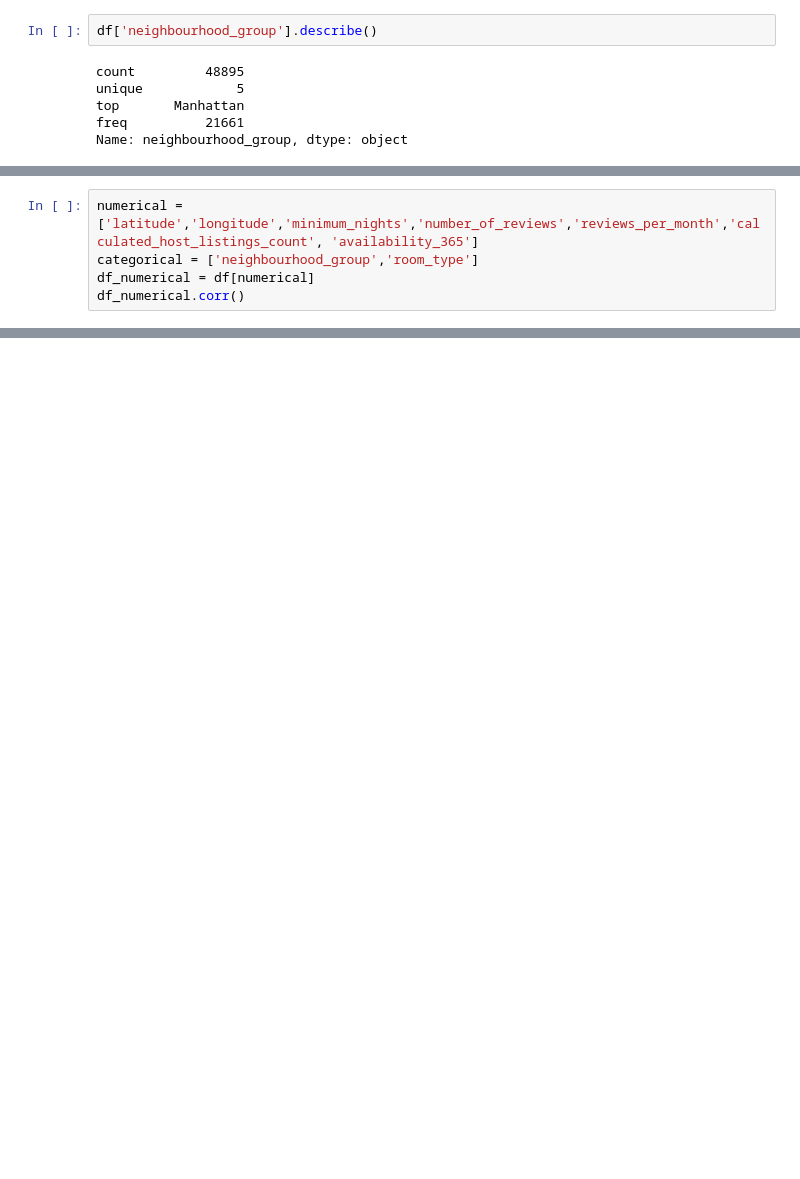
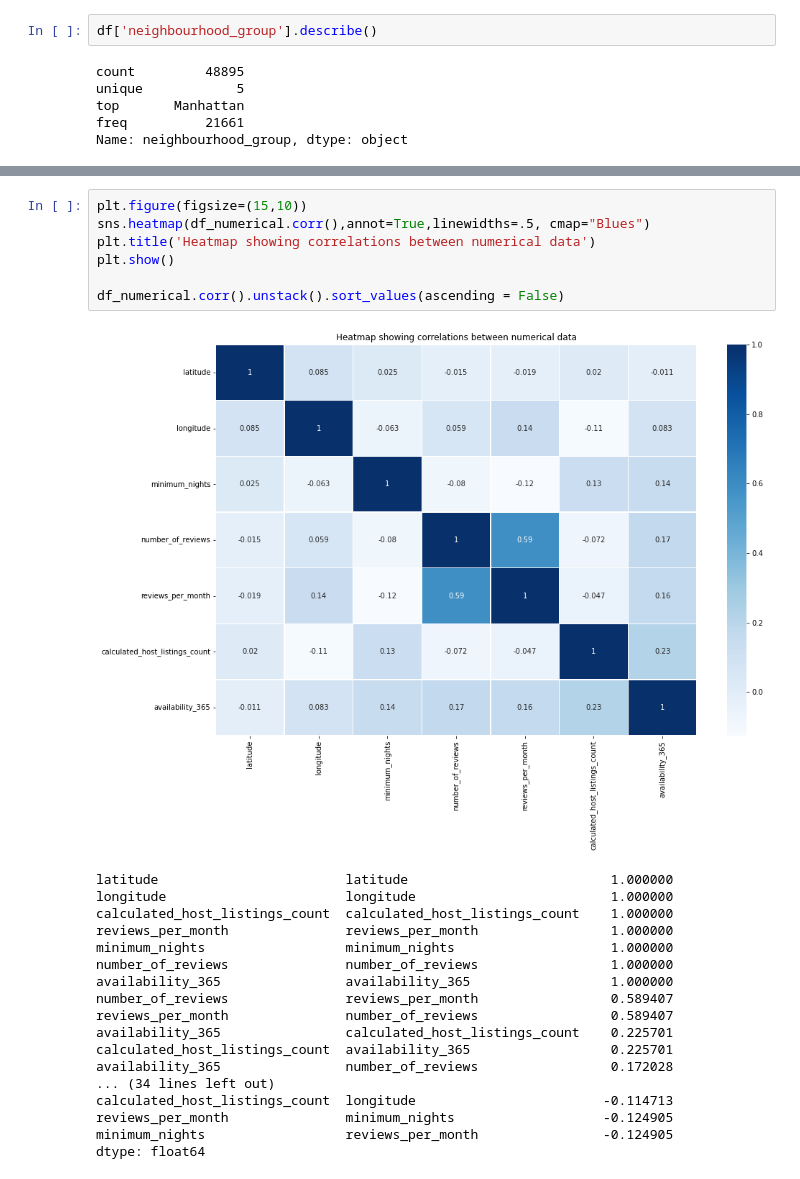
Before and after one commit to KenWuqianghao/ML-Zoomcamp, a Jupyter notebook: Week_3_Homework.ipynb, the cells around one changed output, grey strips where cells are left out. Saved outputs shown, nothing was run; the diff lists cells and outputs as text; blank space fills up the shorter version.

```diff
--- a/Week_3_Homework.ipynb
+++ b/Week_3_Homework.ipynb
@@ -59,5 +22,0 @@ del df_test['price_binary']
-# %%
-numerical = ['latitude','longitude','minimum_nights','number_of_reviews','reviews_per_month','calculated_host_listings_count', 'availability_365']
-categorical = ['neighbourhood_group','room_type']
-df_numerical = df[numerical]
-df_numerical.corr()
@@ -72,0 +35,26 @@ df_numerical.corr()
+# %%
+plt.figure(figsize=(15,10))
+sns.heatmap(df_numerical.corr(),annot=True,linewidths=.5, cmap="Blues")
+plt.title('Heatmap showing correlations between numerical data')
+plt.show()
+
+df_numerical.corr().unstack().sort_values(ascending = False)
+# %% [output]
+[figure, added]
+latitude                        latitude                          1.000000
+longitude                       longitude                         1.000000
+calculated_host_listings_count  calculated_host_listings_count    1.000000
+reviews_per_month               reviews_per_month                 1.000000
+minimum_nights                  minimum_nights                    1.000000
+number_of_reviews               number_of_reviews                 1.000000
+availability_365                availability_365                  1.000000
+number_of_reviews               reviews_per_month                 0.589407
+reviews_per_month               number_of_reviews                 0.589407
+availability_365                calculated_host_listings_count    0.225701
+calculated_host_listings_count  availability_365                  0.225701
+availability_365                number_of_reviews                 0.172028
+... (34 lines left out)
+calculated_host_listings_count  longitude                        -0.114713
+reviews_per_month               minimum_nights                   -0.124905
+minimum_nights                  reviews_per_month                -0.124905
+dtype: float64
```
Also changed, not shown: parts of 17 cells of this notebook, 3 other files.
